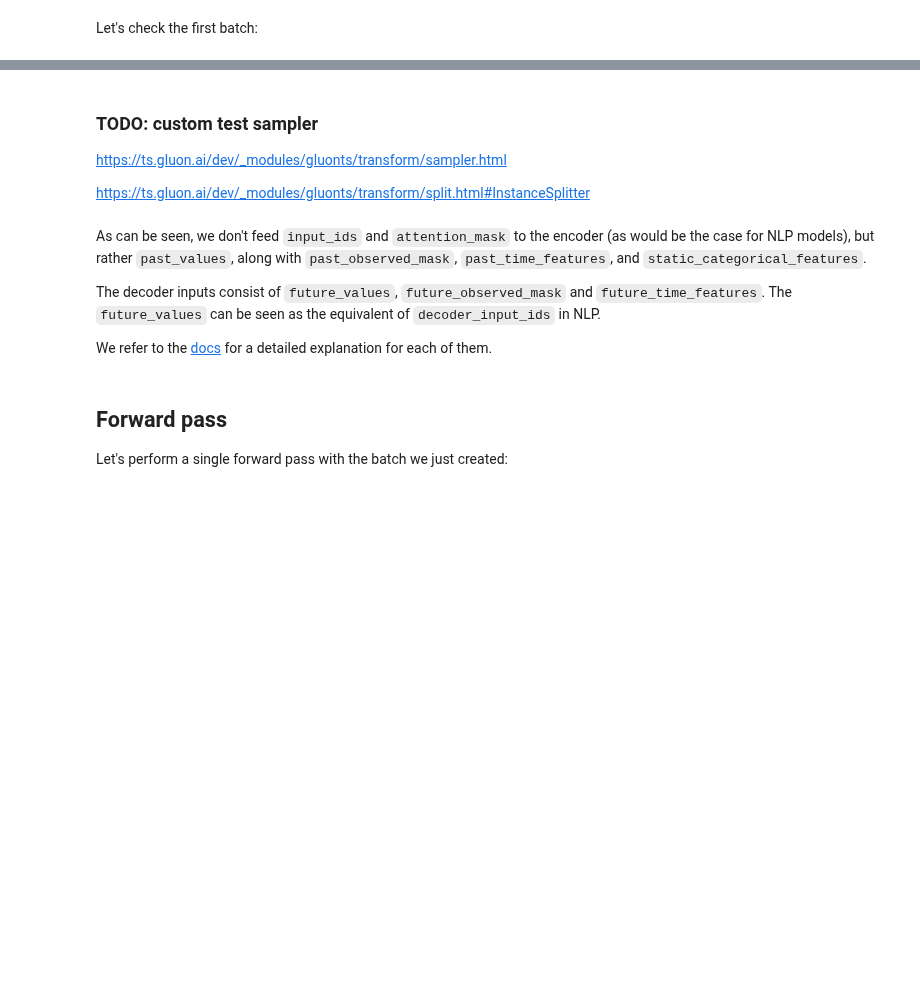
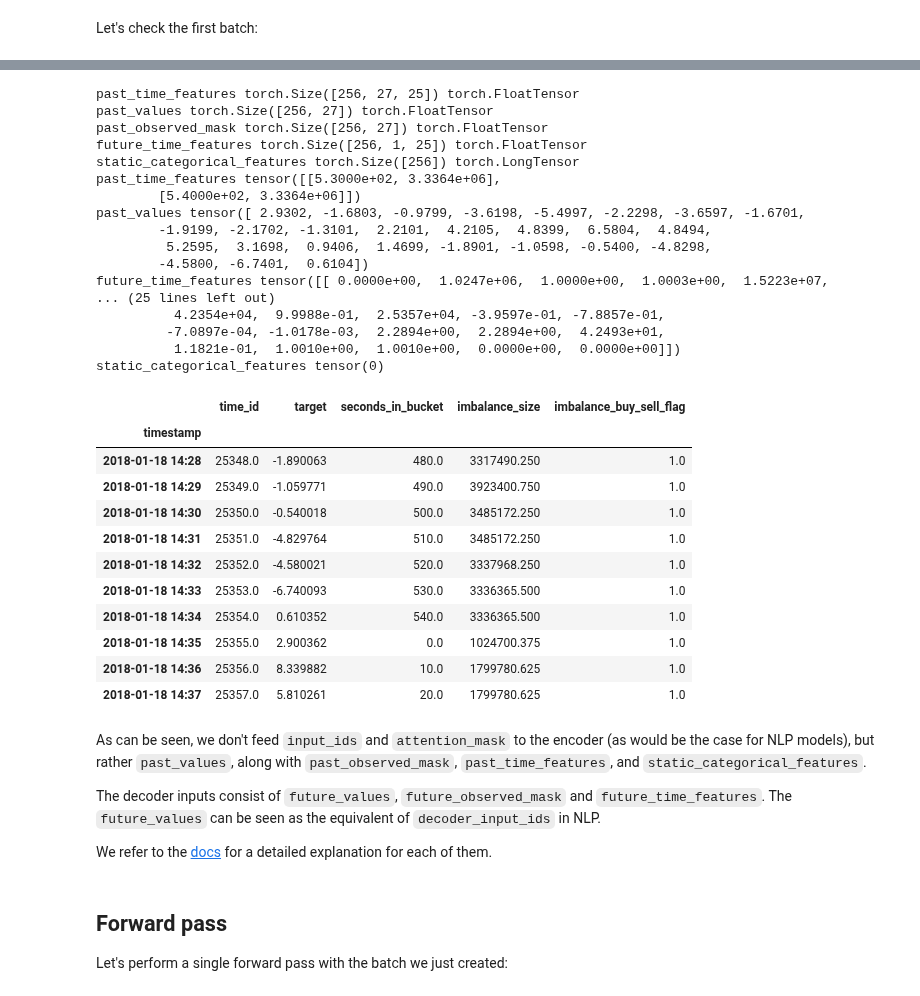
Before and after one commit to florencetsang/optiver2023, a Jupyter notebook: florence/time-series-transformer.ipynb, the cells around one changed output, grey strips where cells are left out. Drawn from its saved outputs; the diff is of its cells as text; code cells hidden in the pictures; blank space fills up the shorter version.

Commit message:
Optimize validation set generator.

```diff
--- a/florence/time-series-transformer.ipynb
+++ b/florence/time-series-transformer.ipynb
@@ -410,6 +411,8 @@ validation_window_size = int(validation_length / prediction_length)
 # Split the data for training and testing
 training_data, test_gen = split(dataset, offset=-validation_length)
 test_data = test_gen.generate_instances(prediction_length=prediction_length, windows=validation_window_size)
+
+val_data, _ = split(dataset, offset=-1)
 # %%
 train_dataset = training_data
 test_data_input_dataset = InputDataset(test_data)
@@ -790,6 +797,19 @@ def create_train_dataloader(
         output_type=torch.tensor,
         num_batches_per_epoch=num_batches_per_epoch,
     )
+# %%
+class CustomBackTestSampler(InstanceSampler):
+    back_test_size = 0
+
+    def __init__(self, back_test_size):
+        super().__init__()
+        assert back_test_size > 0
+        self.back_test_size = back_test_size
+
+    def __call__(self, ts: np.ndarray) -> np.ndarray:
+        data_size = ts.shape[-1]
+        # TODO: do not use split offset -1 above
+        return np.arange(data_size - self.back_test_size + 1, data_size)
 # %%
 def create_backtest_dataloader(
     config: PretrainedConfig,
@@ -797,6 +817,7 @@ def create_backtest_dataloader(
     data,
     batch_size: int,
     cache_data: bool = True,
+    validation_sampler: Optional[InstanceSampler] = None,
     **kwargs,
 ):
     PREDICTION_INPUT_NAMES = [
@@ -818,7 +839,7 @@ def create_backtest_dataloader(
 
     # We create a Validation Instance splitter which will sample the very last
     # context window seen during training only for the encoder.
-    instance_sampler = create_instance_splitter(config, "validation")
+    instance_sampler = create_instance_splitter(config, "validation", validation_sampler=validation_sampler)
 
     # we apply the transformations in train mode
     testing_instances = instance_sampler.apply(transformed_data, is_train=True)
@@ -878,11 +899,14 @@ train_dataloader = create_train_dataloader(
 train_dataloader_iter = iter(train_dataloader)
 print(type(train_dataloader), train_dataloader.length, dir(train_dataloader))
 
+custom_back_test_sampler = CustomBackTestSampler(validation_length)
+print(type(custom_back_test_sampler), custom_back_test_sampler)
 test_dataloader = create_backtest_dataloader(
     config=config,
     freq=freq,
-    data=test_data_input_dataset,
+    data=val_data,
     batch_size=256,
+    validation_sampler=custom_back_test_sampler,
 )
 test_dataloader_iter = iter(test_dataloader)
 print(type(test_dataloader), test_dataloader.length, dir(test_dataloader))
@@ -924,9 +949,48 @@ static_categorical_features torch.Size([200]) torch.LongTensor
-# %% [markdown]
-### TODO: custom test sampler
-
-https://ts.gluon.ai/dev/_modules/gluonts/transform/sampler.html
-
-https://ts.gluon.ai/dev/_modules/gluonts/transform/split.html#InstanceSplitter
+# %%
+# verify that custom_back_test_sampler and val_data are correct
+def verify_print_sample(sample_batch, sample_idx):
+    print("past_time_features", sample_batch["past_time_features"][sample_idx, -2:, 0:2])
+    print("past_values", sample_batch["past_values"][sample_idx])
+    print("future_time_features", sample_batch["future_time_features"][sample_idx])
+    print("static_categorical_features", sample_batch["static_categorical_features"][sample_idx])
+test_dataloader_iter_verify = iter(test_dataloader)
+test_sample_batch_verify = next(test_dataloader_iter_verify)
+for k, v in test_sample_batch_verify.items():
+    print(k, v.shape, v.type())
+verify_print_sample(test_sample_batch_verify, 0)
+verify_print_sample(test_sample_batch_verify, 1)
+verify_print_sample(test_sample_batch_verify, 2)
+display(df[df["stock_id"] == 0][["time_id", "target", 'seconds_in_bucket', 'imbalance_size', 'imbalance_buy_sell_flag']].iloc[- 55 * 20 - 7:- 55 * 20 + 3])
+# %% [output]
+past_time_features torch.Size([256, 27, 25]) torch.FloatTensor
+past_values torch.Size([256, 27]) torch.FloatTensor
+past_observed_mask torch.Size([256, 27]) torch.FloatTensor
+future_time_features torch.Size([256, 1, 25]) torch.FloatTensor
+static_categorical_features torch.Size([256]) torch.LongTensor
+past_time_features tensor([[5.3000e+02, 3.3364e+06],
+        [5.4000e+02, 3.3364e+06]])
+past_values tensor([ 2.9302, -1.6803, -0.9799, -3.6198, -5.4997, -2.2298, -3.6597, -1.6701,
+        -1.9199, -2.1702, -1.3101,  2.2101,  4.2105,  4.8399,  6.5804,  4.8494,
+         5.2595,  3.1698,  0.9406,  1.4699, -1.8901, -1.0598, -0.5400, -4.8298,
+        -4.5800, -6.7401,  0.6104])
+future_time_features tensor([[ 0.0000e+00,  1.0247e+06,  1.0000e+00,  1.0003e+00,  1.5223e+07,
+... (25 lines left out)
+          4.2354e+04,  9.9988e-01,  2.5357e+04, -3.9597e-01, -7.8857e-01,
+         -7.0897e-04, -1.0178e-03,  2.2894e+00,  2.2894e+00,  4.2493e+01,
+          1.1821e-01,  1.0010e+00,  1.0010e+00,  0.0000e+00,  0.0000e+00]])
+static_categorical_features tensor(0)
+|  | time_id | target | seconds_in_bucket | imbalance_size | imbalance_buy_sell_flag |
+| timestamp |  |  |  |  |  |
+| 2018-01-18 14:28 | 25348.0 | -1.890063 | 480.0 | 3317490.250 | 1.0 |
+| 2018-01-18 14:29 | 25349.0 | -1.059771 | 490.0 | 3923400.750 | 1.0 |
+| 2018-01-18 14:30 | 25350.0 | -0.540018 | 500.0 | 3485172.250 | 1.0 |
+| 2018-01-18 14:31 | 25351.0 | -4.829764 | 510.0 | 3485172.250 | 1.0 |
+| 2018-01-18 14:32 | 25352.0 | -4.580021 | 520.0 | 3337968.250 | 1.0 |
+| 2018-01-18 14:33 | 25353.0 | -6.740093 | 530.0 | 3336365.500 | 1.0 |
+| 2018-01-18 14:34 | 25354.0 | 0.610352 | 540.0 | 3336365.500 | 1.0 |
+| 2018-01-18 14:35 | 25355.0 | 2.900362 | 0.0 | 1024700.375 | 1.0 |
+| 2018-01-18 14:36 | 25356.0 | 8.339882 | 10.0 | 1799780.625 | 1.0 |
+| 2018-01-18 14:37 | 25357.0 | 5.810261 | 20.0 | 1799780.625 | 1.0 |
 # %% [markdown]
 As can be seen, we don't feed `input_ids` and `attention_mask` to the encoder (as would be the case for NLP models), but rather `past_values`, along with `past_observed_mask`, `past_time_features`, and `static_categorical_features`.
 
```
Also changed, not shown: parts of 19 cells of this notebook.
